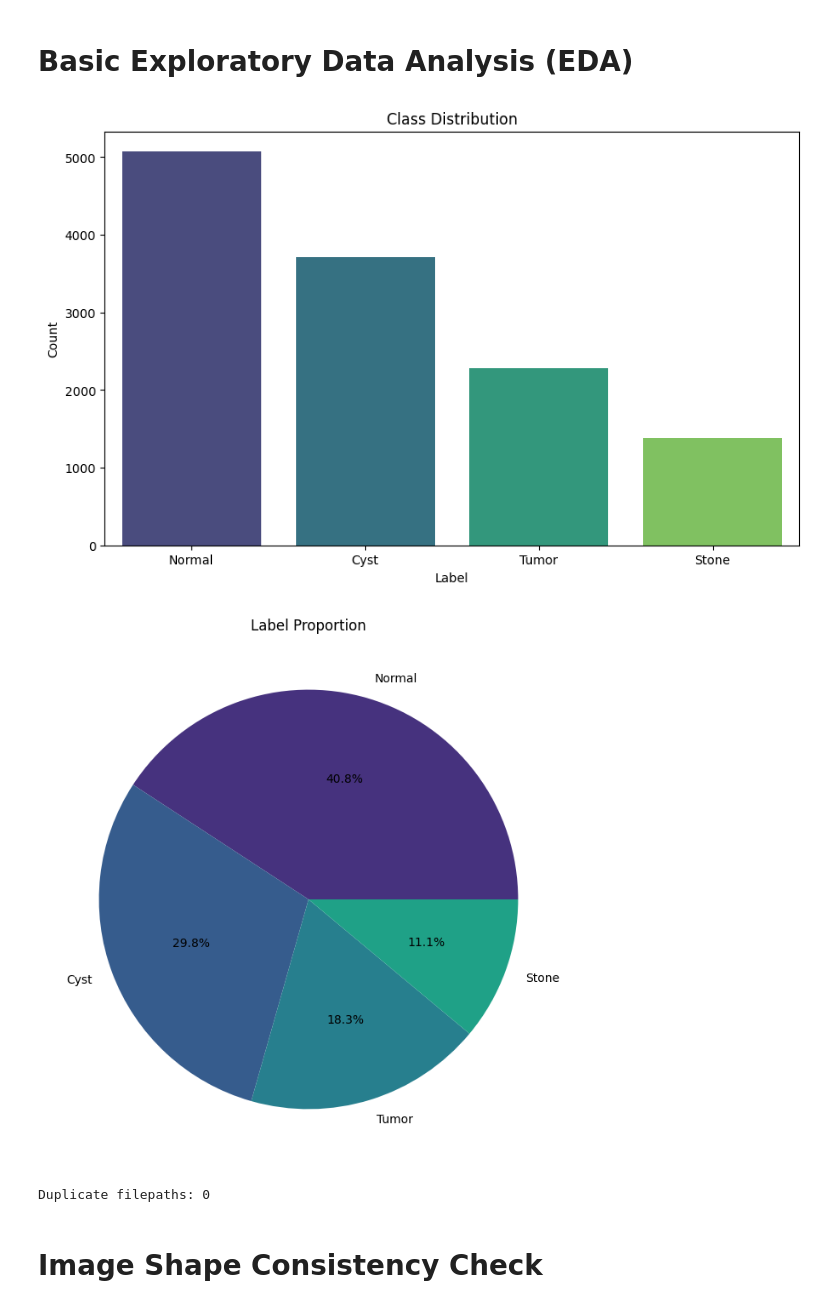
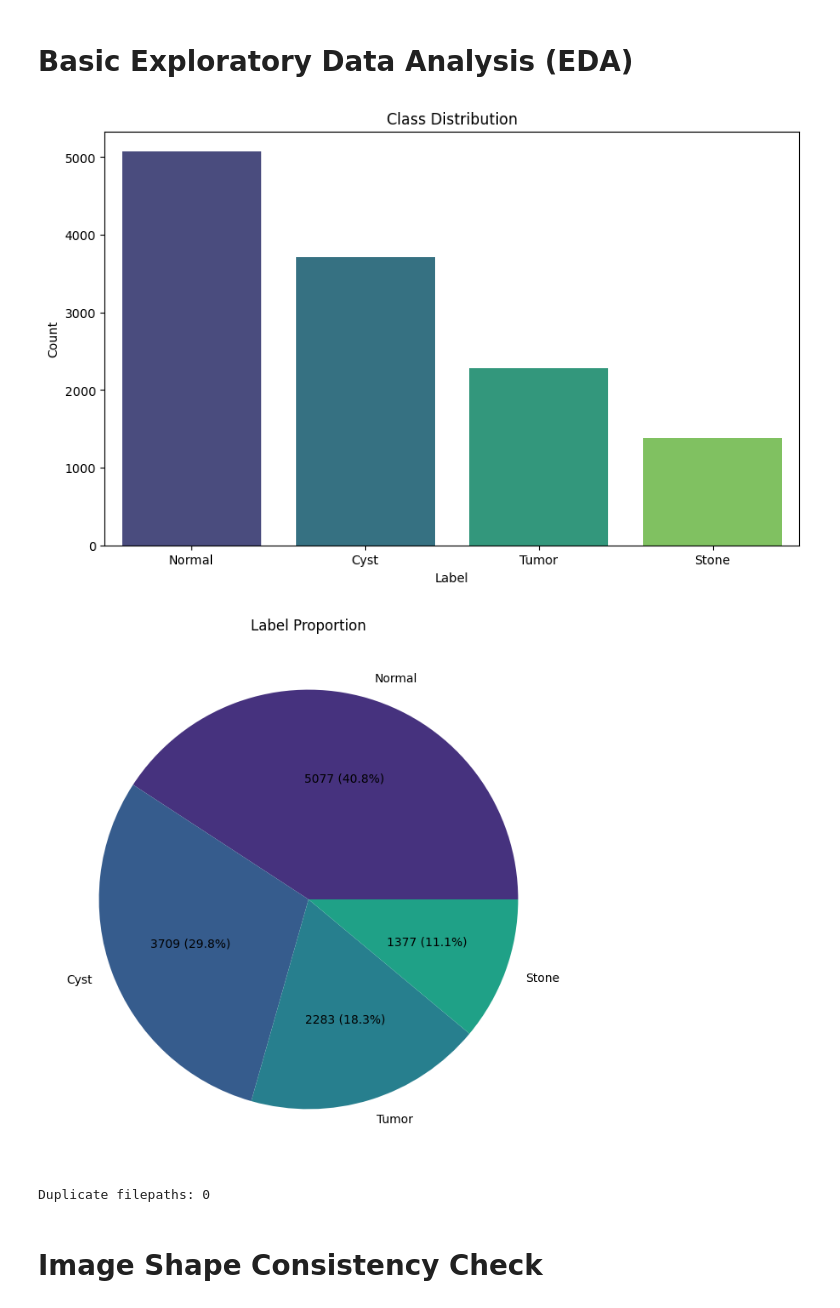
Before and after one commit to gauravgupt8/Data-Science-Dissertation, a Jupyter notebook: Kidney_Early_Detection_Dissertation.ipynb, the cells around one changed output. Drawn from its saved outputs; the diff is of its cells as text; code cells hidden in the pictures.

```diff
--- a/Kidney_Early_Detection_Dissertation.ipynb
+++ b/Kidney_Early_Detection_Dissertation.ipynb
@@ -55,28 +59,31 @@ Dataset loaded with shape: (12446, 2)
 # %%
 # ========================
 # 3. Basic EDA
 # ========================
 
 # Plot class distribution bar chart
 label_counts = df['label'].value_counts()
 plt.figure(figsize=(10, 6))
 sns.barplot(x=label_counts.index, y=label_counts.values, palette='viridis')
 plt.title('Class Distribution')
 plt.xlabel('Label')
 plt.ylabel('Count')
 plt.show()
 
 # Plot class distribution pie chart
 plt.figure(figsize=(8, 8))
-plt.pie(label_counts.values, labels=label_counts.index, autopct='%1.1f%%', colors=sns.color_palette('viridis'))
+# plt.pie(label_counts.values, labels=label_counts.index, autopct='%1.1f%%', colors=sns.color_palette('viridis'))
+plt.pie(label_counts.values, labels=label_counts.index,
+        autopct=lambda pct: f'{int(round(pct * sum(label_counts.values) / 100))} ({pct:.1f}%)',
+        colors=sns.color_palette('viridis'))
 plt.title('Label Proportion')
 plt.show()
 
 # Check for duplicate filepaths
 print("Duplicate filepaths:", df['filepath'].duplicated().sum())
 # %% [output]
 [figure]
-[figure, old version]
+[figure, new version]
 Duplicate filepaths: 0
 # %% [markdown]
 # Image Shape Consistency Check
```
Also changed, not shown: parts of 8 cells of this notebook.
